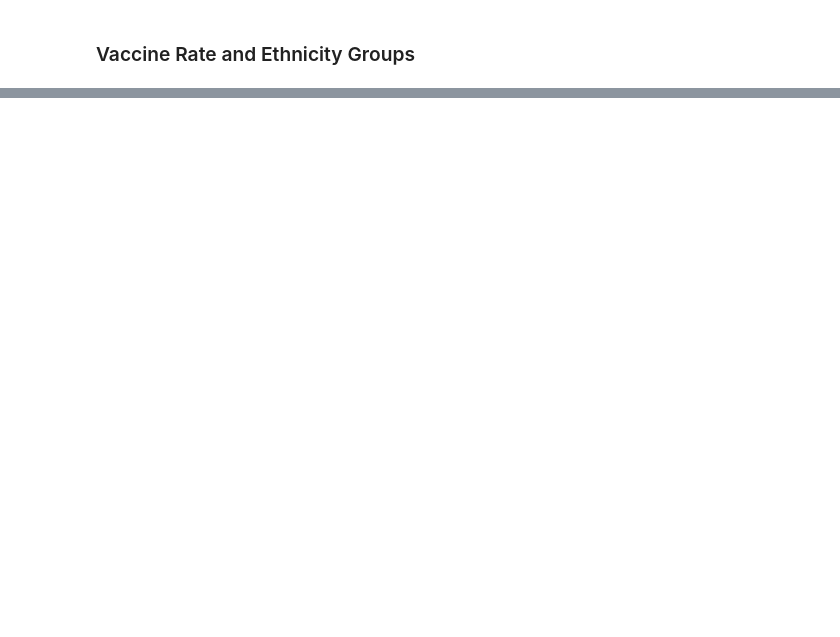
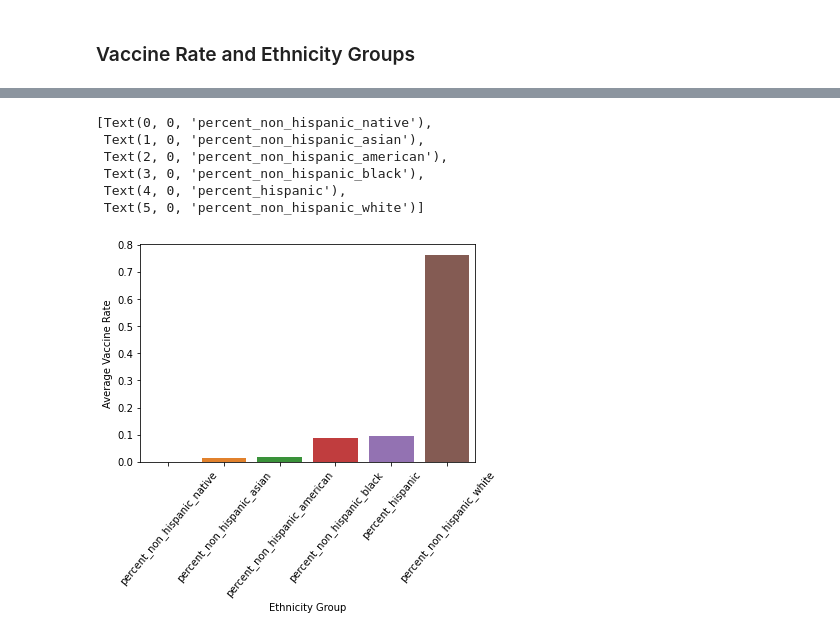
Before and after one commit to gspiga/STAT141Bfinal, a Jupyter notebook: notebooks/cdc-vaccinationrate-ethnicity .ipynb, the cells around one changed output, grey strips where cells are left out. Cells and saved outputs as stored; diff of their text form; code cells hidden in the pictures; blank space fills up the shorter version.

```diff
--- a/notebooks/cdc-vaccinationrate-ethnicity .ipynb
+++ b/notebooks/cdc-vaccinationrate-ethnicity .ipynb
@@ -44,0 +66,14 @@ ave_df
+# %%
+# Here I plot the average vaccination rates of ethnicity groups across the U.S.
+import seaborn as sns
+ave_plot = sns.barplot(x="Ethnicity Group", y="Average Vaccine Rate", data=new_ave)
+ave_plot = ave_plot.set_xticklabels(ave_plot.get_xticklabels(),rotation = 50)
+ave_plot
+# %% [output]
+[Text(0, 0, 'percent_non_hispanic_native'),
+ Text(1, 0, 'percent_non_hispanic_asian'),
+ Text(2, 0, 'percent_non_hispanic_american'),
+ Text(3, 0, 'percent_non_hispanic_black'),
+ Text(4, 0, 'percent_hispanic'),
+ Text(5, 0, 'percent_non_hispanic_white')]
+[figure, added]
```
Also changed, not shown: parts of 5 cells of this notebook.
